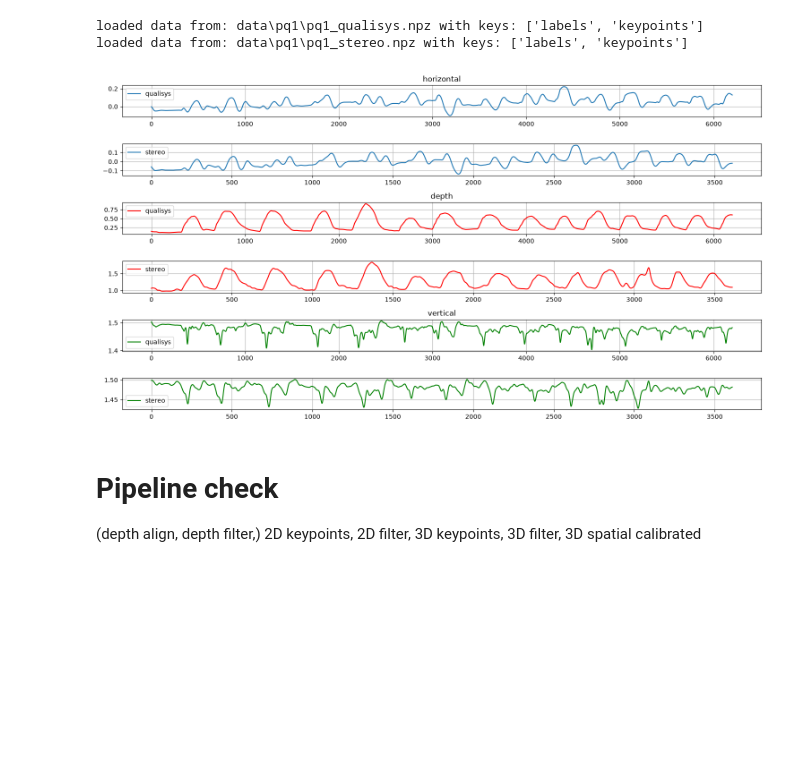
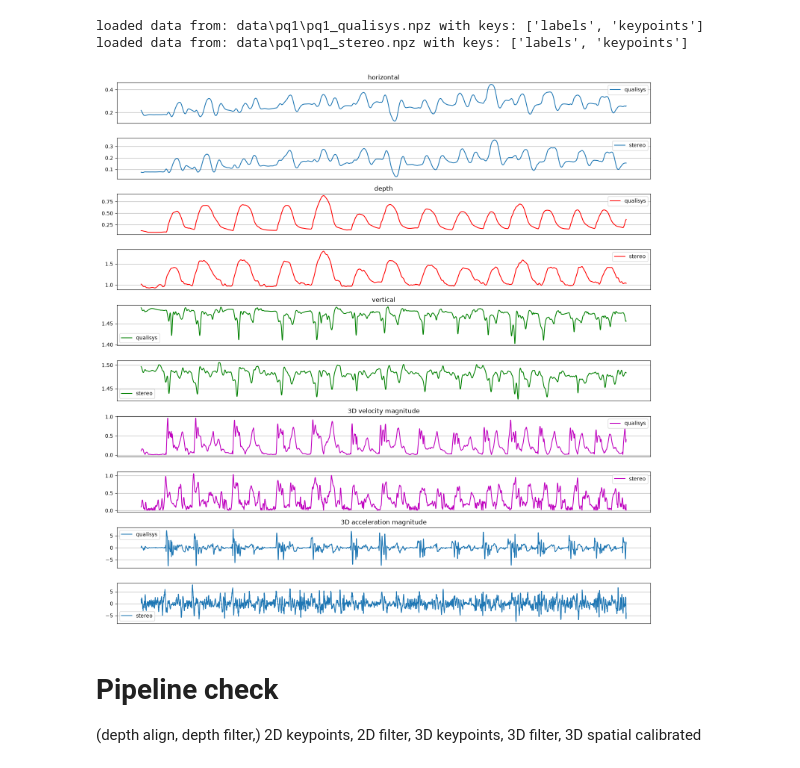
Before and after one commit to MateUnger/Realsense, a Jupyter notebook: test.ipynb, the cells around one changed output. Drawn from its saved outputs; the diff is of its cells as text; code cells hidden in the pictures; blank space fills up the shorter version.

```diff
--- a/test.ipynb
+++ b/test.ipynb
@@ -904,8 +928,10 @@ print(
 # %%
 import os
+import json
+from scipy.signal import resample_poly
 import matplotlib.pyplot as plt
 %matplotlib ipympl
-from util import load_keypoints_and_labels, lowpass_keypoints
+from util import load_keypoints_and_labels, get_velocity_and_acceleration, filter_keypoints_median_butter, resample_timeseriess
 recording_name = 'pq1'
 
 filename_qualisys_keypoints = os.path.join('data',recording_name,recording_name+'_qualisys.npz')
@@ -913,39 +939,56 @@ qualisys_keypoints, qualisys_labels = load_keypoints_and_labels(filename=filenam
 
 filename_stereo_keypoints = os.path.join('data',recording_name,recording_name+'_stereo.npz')
 stereo_keypoints, stereo_labels = load_keypoints_and_labels(filename=filename_stereo_keypoints)
+
+filename_metadata = os.path.join('data', recording_name, recording_name+'_metadata.json')
+with open(filename_metadata) as f:
+    metadata = json.load(f)
 # %% [output]
 loaded data from: data\pq1\pq1_qualisys.npz with keys: ['labels', 'keypoints']
 loaded data from: data\pq1\pq1_stereo.npz with keys: ['labels', 'keypoints']
 # %%
-KPT_NAME = 'left_shoulder'
-# KPT_NAME = 'mid_hip'
-# KPT_NAME = 'right_ankle'
-# KPT_NAME = "left_knee"
-stereo_cut= 250
-qualisys_cut = 6200
+KPT_NAME = 'mid_shoulder'
+
+stereo_keypoints = filter_keypoints_median_butter(keypoints=stereo_keypoints, sampling_rate=metadata['fps'], cutoff=3, order=2, gap_size=0.25, median_window=0.01)
+stereo_keypoints = resample_centered(stereo_keypoints, 60, 100)
+
+stereo_cut= 450
+qualisys_cut = 6100
+
+stereo_velocity_3d, stereo_acceleration_3d = get_velocity_and_acceleration(keypoint=stereo_keypoints[stereo_cut:, stereo_labels.index(KPT_NAME),:],fps=100)
+qualisys_velocity_3d, qualisys_acceleration_3d = get_velocity_and_acceleration(keypoint=qualisys_keypoints[:qualisys_cut,qualisys_labels.index(KPT_NAME),:], fps=100)
+
 
 plt.close('all')
-fig, axs = plt.subplots(6,1, figsize=(15,8))
+fig, axs = plt.subplots(10,1, figsize=(15,15))
 
 axs[0].set_title('horizontal')
 axs[0].plot(qualisys_keypoints[:qualisys_cut, qualisys_labels.index(KPT_NAME),1], label='qualisys')
 axs[1].plot(stereo_keypoints[stereo_cut:,stereo_labels.index(KPT_NAME),0], label='stereo')
 
 axs[2].set_title('depth')
 axs[2].plot(qualisys_keypoints[:qualisys_cut, qualisys_labels.index(KPT_NAME),0], label='qualisys',color='r')
 axs[3].plot(stereo_keypoints[stereo_cut:,stereo_labels.index(KPT_NAME),1],label='stereo', color = 'r')
 
 axs[4].set_title('vertical')
 axs[4].plot(qualisys_keypoints[:qualisys_cut, qualisys_labels.index(KPT_NAME),2], label='qualisys',color='g')
 axs[5].plot(-stereo_keypoints[stereo_cut:,stereo_labels.index(KPT_NAME),2],label='stereo', color='g')
 
+axs[6].set_title('3D velocity magnitude')
+axs[6].plot(qualisys_velocity_3d, label='qualisys', color='m')
+axs[7].plot(stereo_velocity_3d, label='stereo', color='m')
+
+axs[8].set_title('3D acceleration magnitude')
+axs[8].plot(qualisys_acceleration_3d, label='qualisys')
+axs[9].plot(stereo_acceleration_3d, label='stereo')
 
 for ax in axs:
     ax.grid()
     ax.legend()
+    ax.set_xticks([])
 plt.tight_layout()
 # %% [output]
-[figure, old version]
+[figure, new version]
 # %% [markdown]
 # Pipeline check
 (depth align, depth filter,) 2D keypoints, 2D filter, 3D keypoints, 3D filter, 3D spatial calibrated
```
Also changed, not shown: parts of 8 cells of this notebook, 2 other files.
